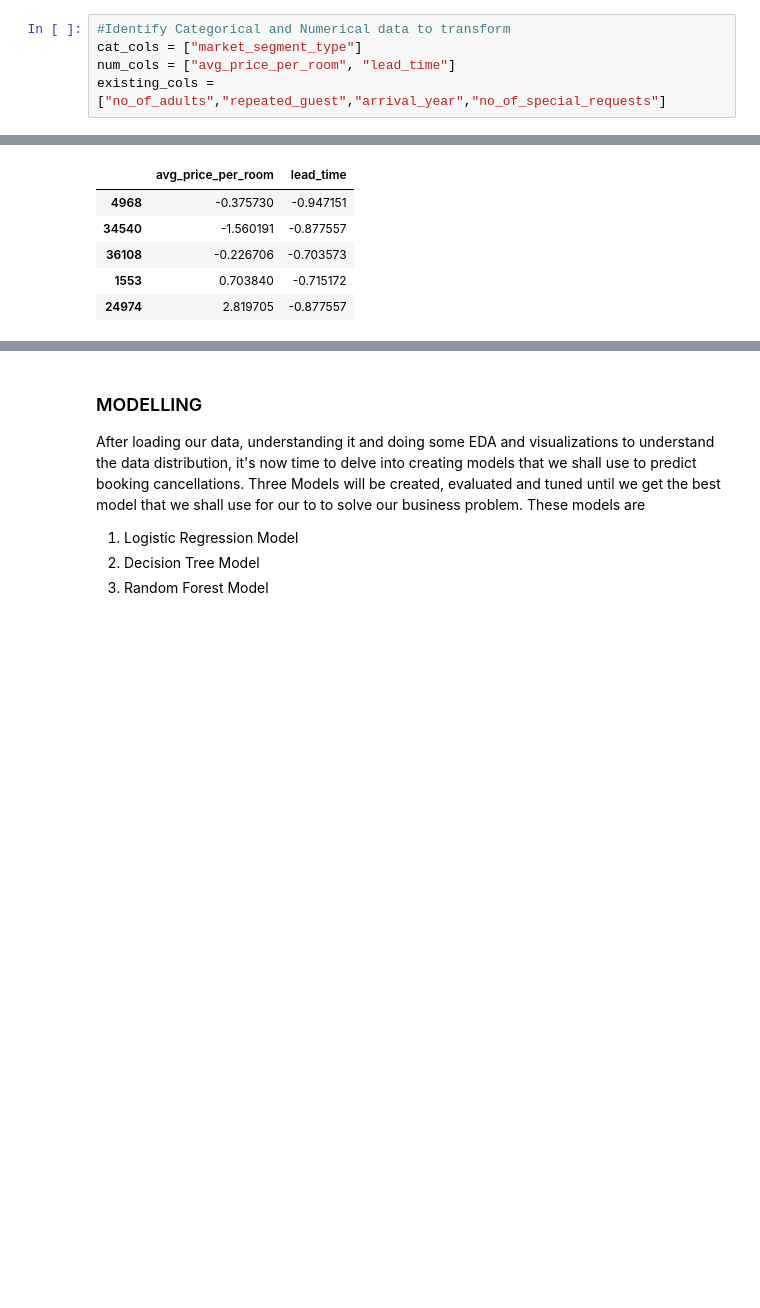
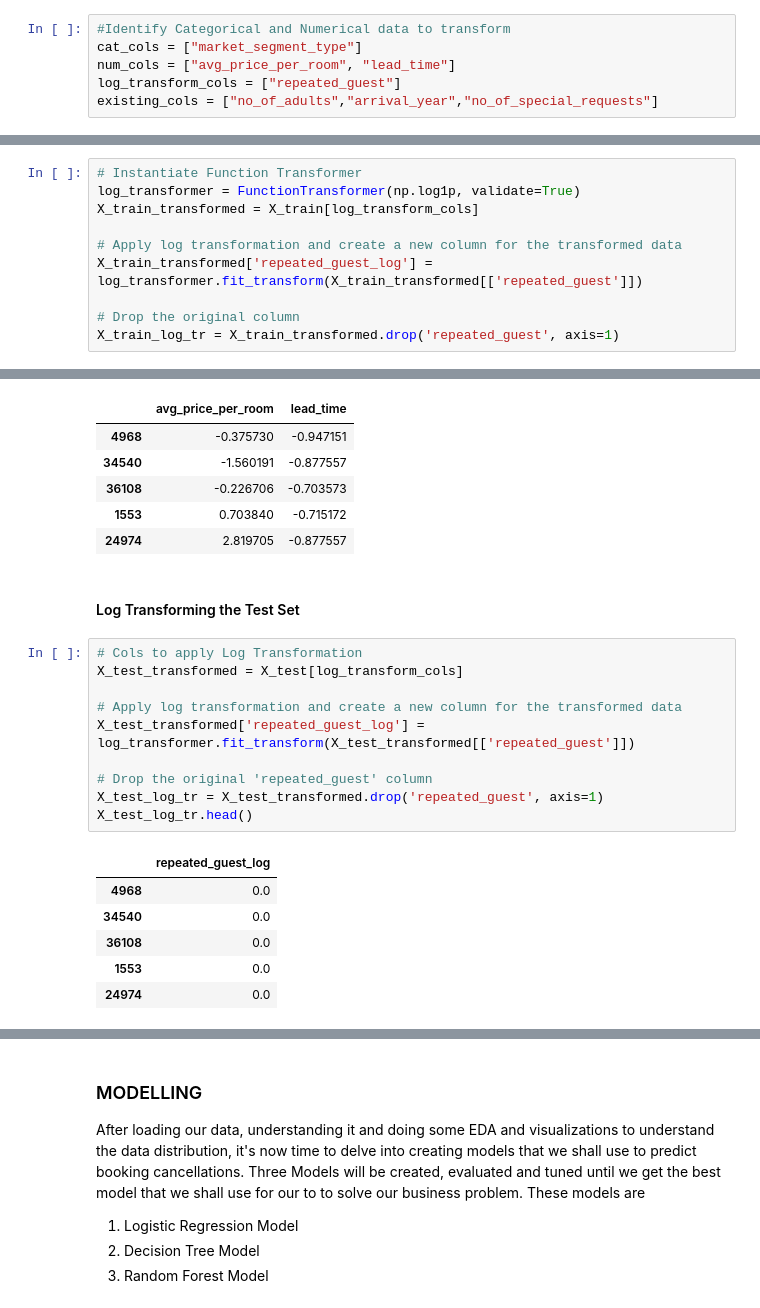
Before and after one commit to James-tech4/JAMES-PHASE-3-DSPT-8-PROJECT, a Jupyter notebook: project3.ipynb, the cells around one changed output, grey strips where cells are left out. Drawn from its saved outputs; the diff is of its cells as text; blank space fills up the shorter version.

```diff
--- a/project3.ipynb
+++ b/project3.ipynb
@@ -377,7 +455,8 @@ Number of testing samples (target): 7255
 #Identify Categorical and Numerical data to transform
 cat_cols = ["market_segment_type"]
 num_cols = ["avg_price_per_room", "lead_time"]
-existing_cols = ["no_of_adults","repeated_guest","arrival_year","no_of_special_requests"]
+log_transform_cols = ["repeated_guest"]
+existing_cols = ["no_of_adults","arrival_year","no_of_special_requests"]
 # %% [markdown]
 ### Transforming the Training set
 # %% [markdown]
@@ -420 +501,11 @@ X_train_scaled.head()
+# %%
+# Instantiate Function Transformer
+log_transformer = FunctionTransformer(np.log1p, validate=True)
+X_train_transformed = X_train[log_transform_cols]
+
+# Apply log transformation and create a new column for the transformed data
+X_train_transformed['repeated_guest_log'] = log_transformer.fit_transform(X_train_transformed[['repeated_guest']])
+
+# Drop the original column
+X_train_log_tr = X_train_transformed.drop('repeated_guest', axis=1)
 # %%
@@ -472,4 +565,23 @@ X_test_scaled.head()
 | 36108 | -0.226706 | -0.703573 |
 | 1553 | 0.703840 | -0.715172 |
 | 24974 | 2.819705 | -0.877557 |
+# %% [markdown]
+#### Log Transforming the Test Set
+# %%
+# Cols to apply Log Transformation
+X_test_transformed = X_test[log_transform_cols]
+
+# Apply log transformation and create a new column for the transformed data
+X_test_transformed['repeated_guest_log'] = log_transformer.fit_transform(X_test_transformed[['repeated_guest']])
+
+# Drop the original 'repeated_guest' column
+X_test_log_tr = X_test_transformed.drop('repeated_guest', axis=1)
+X_test_log_tr.head()
+# %% [output]
+|  | repeated_guest_log |
+| 4968 | 0.0 |
+| 34540 | 0.0 |
+| 36108 | 0.0 |
+| 1553 | 0.0 |
+| 24974 | 0.0 |
 # %%
```
Also changed, not shown: parts of 29 cells of this notebook, 1 other file.
